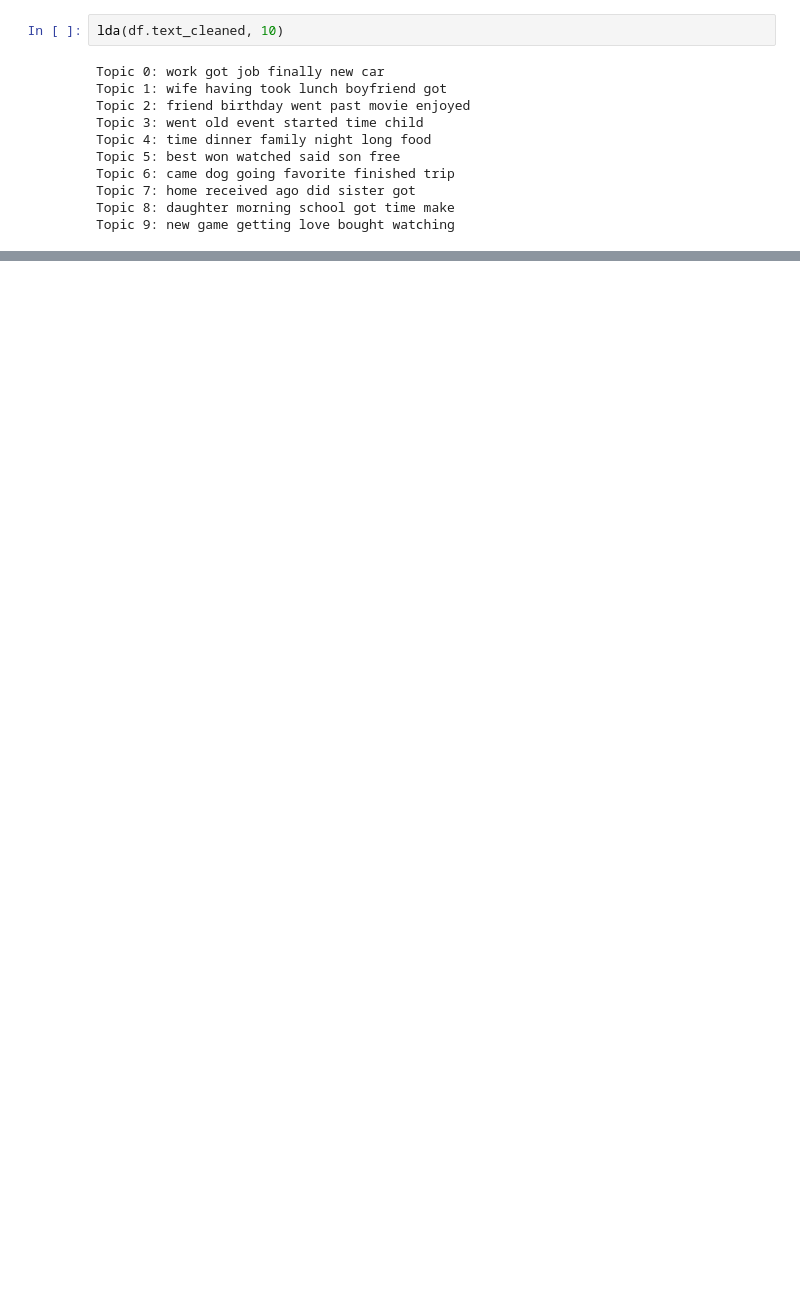
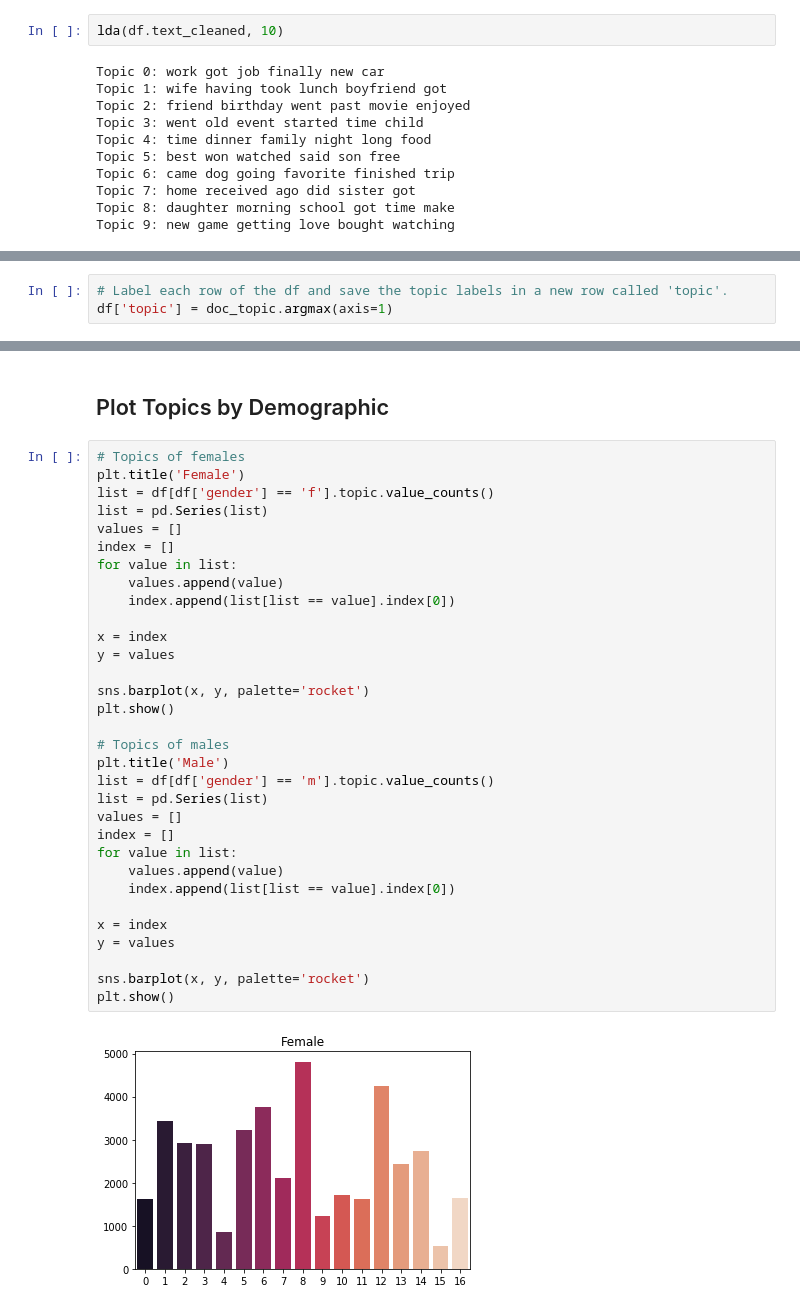
Before and after one commit to kaitlyn-k-zeichick/Project-4, a Jupyter notebook: Topic Modeling.ipynb, the cells around one changed output, grey strips where cells are left out. Cells and saved outputs as stored; diff of their text form; blank space fills up the shorter version.

```diff
--- a/Topic Modeling.ipynb
+++ b/Topic Modeling.ipynb
@@ -214,0 +366,3 @@ Topic 9: new game getting love bought watching
+# %%
+# Label each row of the df and save the topic labels in a new row called 'topic'.
+df['topic'] = doc_topic.argmax(axis=1)
@@ -214,0 +455,36 @@ Topic 9: new game getting love bought watching
+# %% [markdown]
+## Plot Topics by Demographic
+# %%
+# Topics of females
+plt.title('Female')
+list = df[df['gender'] == 'f'].topic.value_counts()
+list = pd.Series(list)
+values = []
+index = []
+for value in list:
+    values.append(value)
+    index.append(list[list == value].index[0])
+
+x = index
+y = values
+
+sns.barplot(x, y, palette='rocket')
+plt.show()
+
+# Topics of males
+plt.title('Male')
+list = df[df['gender'] == 'm'].topic.value_counts()
+list = pd.Series(list)
+values = []
+index = []
+for value in list:
+    values.append(value)
+    index.append(list[list == value].index[0])
+
+x = index
+y = values
+
+sns.barplot(x, y, palette='rocket')
+plt.show()
+# %% [output]
+[figure, added]
```
Also changed, not shown: parts of 36 cells of this notebook, 3 other files.
